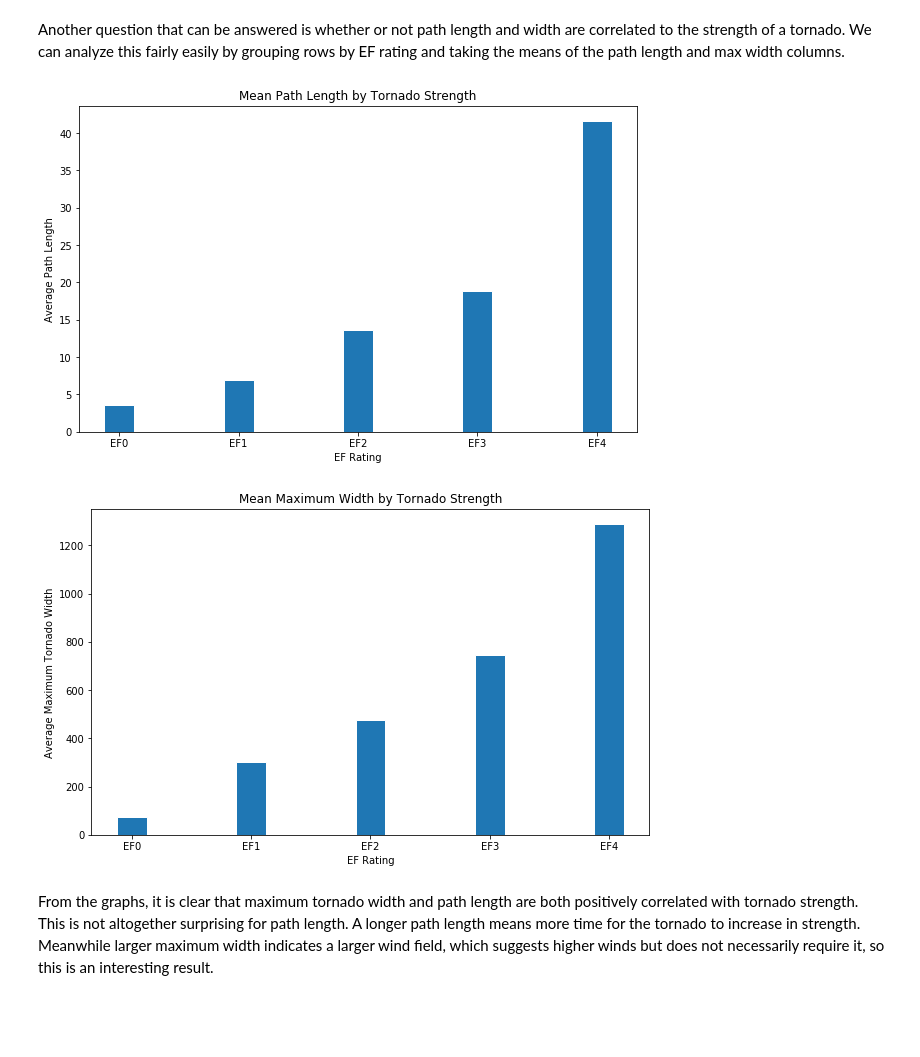
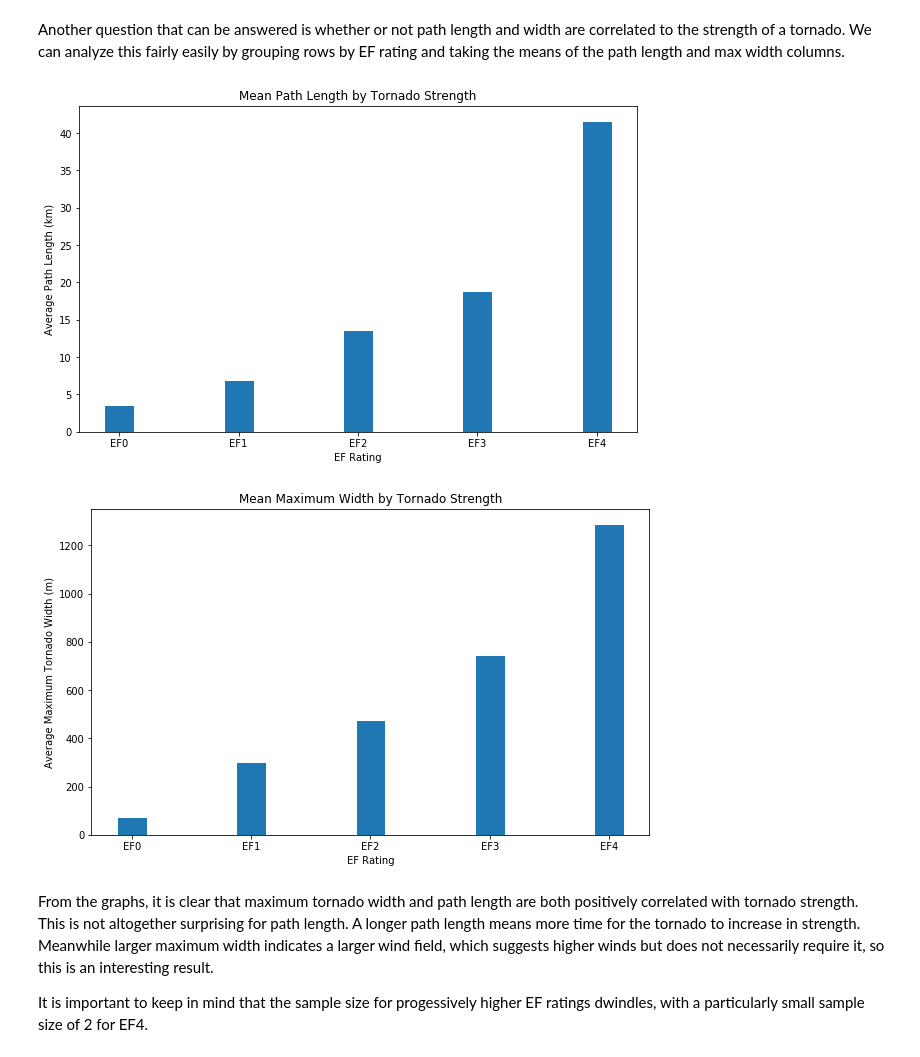
Before and after one commit to jameshonea/May-2019-Tornado-Outbreak, a Jupyter notebook: May_2019_Tornado_Outbreak.ipynb, the cells around one changed output. Cells and saved outputs as stored; diff of their text form; code cells hidden in the pictures; blank space fills up the shorter version.

```diff
--- a/May_2019_Tornado_Outbreak.ipynb
+++ b/May_2019_Tornado_Outbreak.ipynb
@@ -235,21 +235,21 @@ tornado_data = tornado_data.groupby(['EF#']).mean()
 # %%
 # create a plot to show results
 
 EF = ['EF0', 'EF1', 'EF2', 'EF3', 'EF4']
 
 barWidth = 0.25
 
 r1 = np.arange(tornado_data.shape[0])
 
 plt.bar(r1, tornado_data['Path length'], width=barWidth, edgecolor='white')
 
 plt.xlabel('EF Rating')
-plt.ylabel('Average Path Length')
+plt.ylabel('Average Path Length (km)')
 plt.xticks([r for r in range(tornado_data.shape[0])], EF)
 plt.title('Mean Path Length by Tornado Strength')
 plt.show()
 # %% [output]
-[figure, old version]
+[figure, new version]
 # %%
 EF = ['EF0', 'EF1', 'EF2', 'EF3', 'EF4']
 
@@ -260,11 +260,13 @@ r1 = np.arange(tornado_data.shape[0])
 plt.bar(r1, tornado_data['Max width'], width=barWidth, edgecolor='white')
 
 plt.xlabel('EF Rating')
-plt.ylabel('Average Maximum Tornado Width')
+plt.ylabel('Average Maximum Tornado Width (m)')
 plt.xticks([r for r in range(tornado_data.shape[0])], EF)
 plt.title('Mean Maximum Width by Tornado Strength')
 plt.show()
 # %% [output]
-[figure, old version]
+[figure, new version]
 # %% [markdown]
 From the graphs, it is clear that maximum tornado width and path length are both positively correlated with tornado strength. This is not altogether surprising for path length. A longer path length means more time for the tornado to increase in strength. Meanwhile larger maximum width indicates a larger wind field, which suggests higher winds but does not necessarily require it, so this is an interesting result.
+
+It is important to keep in mind that the sample size for progessively higher EF ratings dwindles, with a particularly small sample size of 2 for EF4.
```
